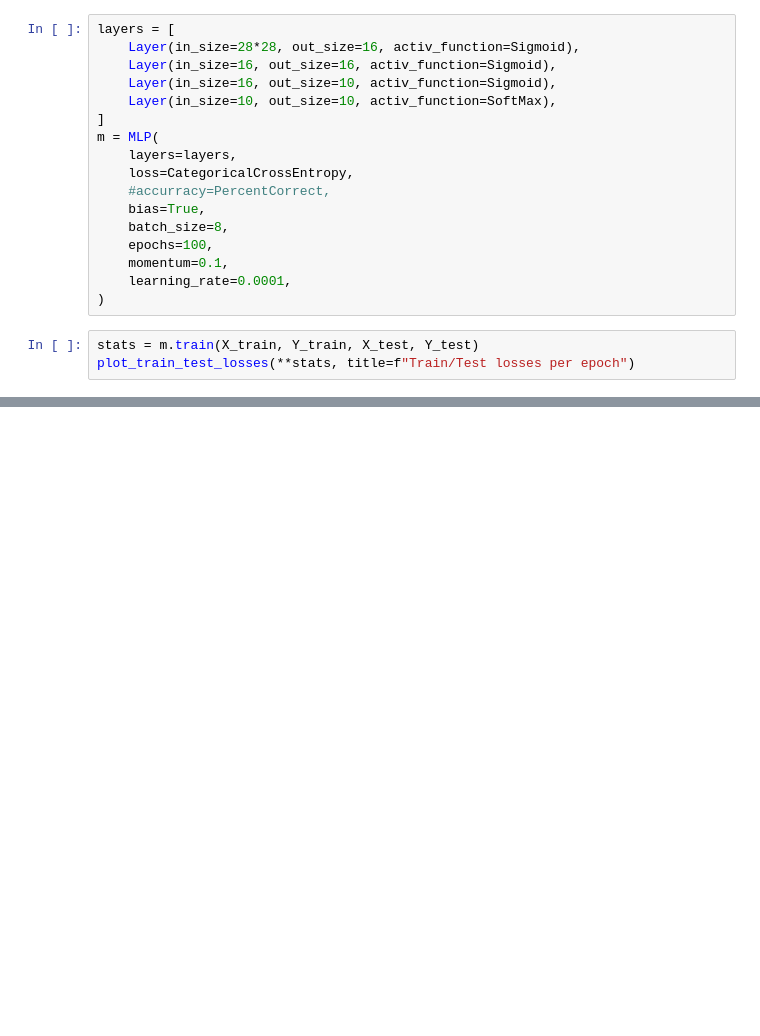
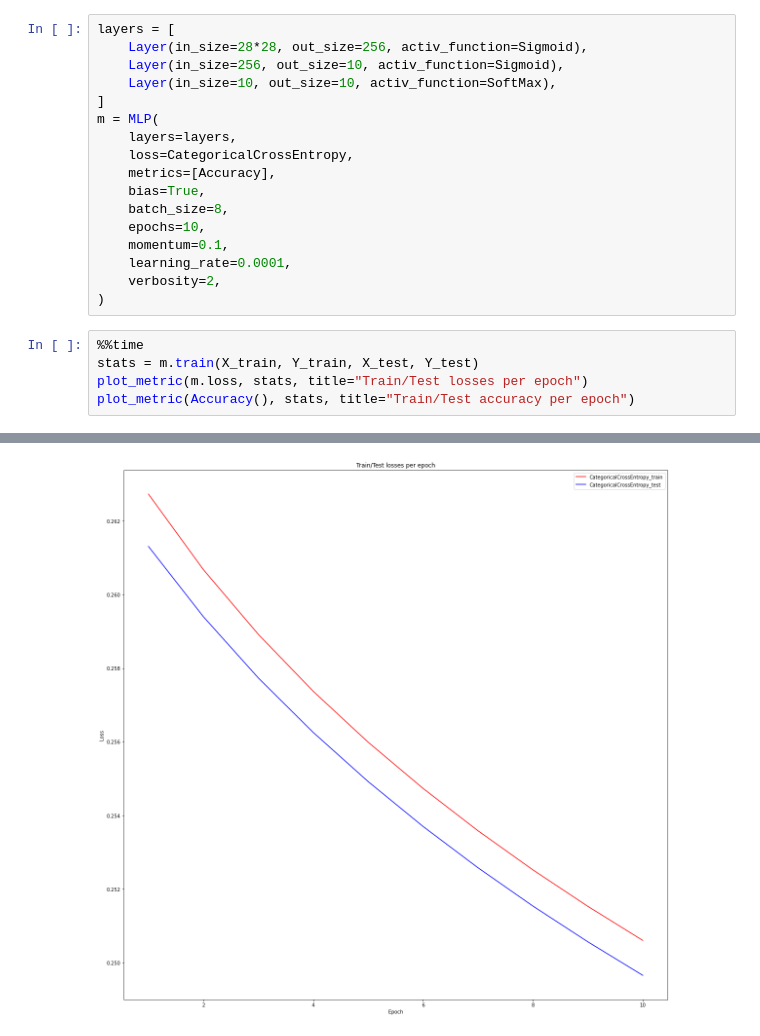
Before and after one commit to antoniszczepanik/toygrad, a Jupyter notebook: mnist.ipynb, the cells around one changed output, grey strips where cells are left out. Saved outputs shown, nothing was run; the diff lists cells and outputs as text; blank space fills up the shorter version.

```diff
--- a/mnist.ipynb
+++ b/mnist.ipynb
@@ -40,22 +40,24 @@ X_train, Y_train = X[:train_size], Y[:train_size]
 X_test, Y_test = X[train_size:], Y[train_size:]
 # %%
 layers = [
-    Layer(in_size=28*28, out_size=16, activ_function=Sigmoid),
-    Layer(in_size=16, out_size=16, activ_function=Sigmoid),
-    Layer(in_size=16, out_size=10, activ_function=Sigmoid),
+    Layer(in_size=28*28, out_size=256, activ_function=Sigmoid),
+    Layer(in_size=256, out_size=10, activ_function=Sigmoid),
     Layer(in_size=10, out_size=10, activ_function=SoftMax),
 ]
 m = MLP(
     layers=layers,
     loss=CategoricalCrossEntropy,
-    #accurracy=PercentCorrect,
+    metrics=[Accuracy],
     bias=True,
     batch_size=8,
-    epochs=100,
+    epochs=10,
     momentum=0.1,
     learning_rate=0.0001,
+    verbosity=2,
 )
 # %%
+%%time
 stats = m.train(X_train, Y_train, X_test, Y_test)
-plot_train_test_losses(**stats, title=f"Train/Test losses per epoch")
+plot_metric(m.loss, stats, title="Train/Test losses per epoch")
+plot_metric(Accuracy(), stats, title="Train/Test accuracy per epoch")
 # %% [output]
@@ -70,0 +74 @@ Epoch    9 - train loss 0.246 (std:0.02) - test loss 0.245 (std:0.06)
+[figure, added]
```
Also changed, not shown: parts of 4 cells of this notebook, 2 other files.
